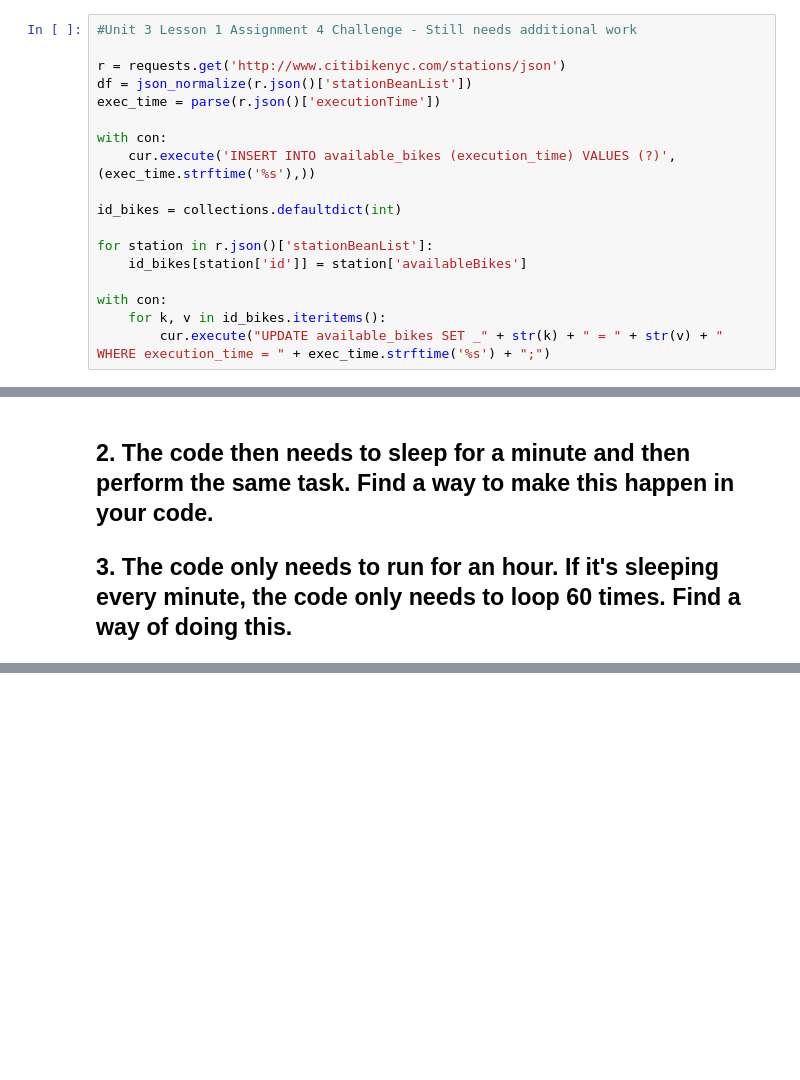
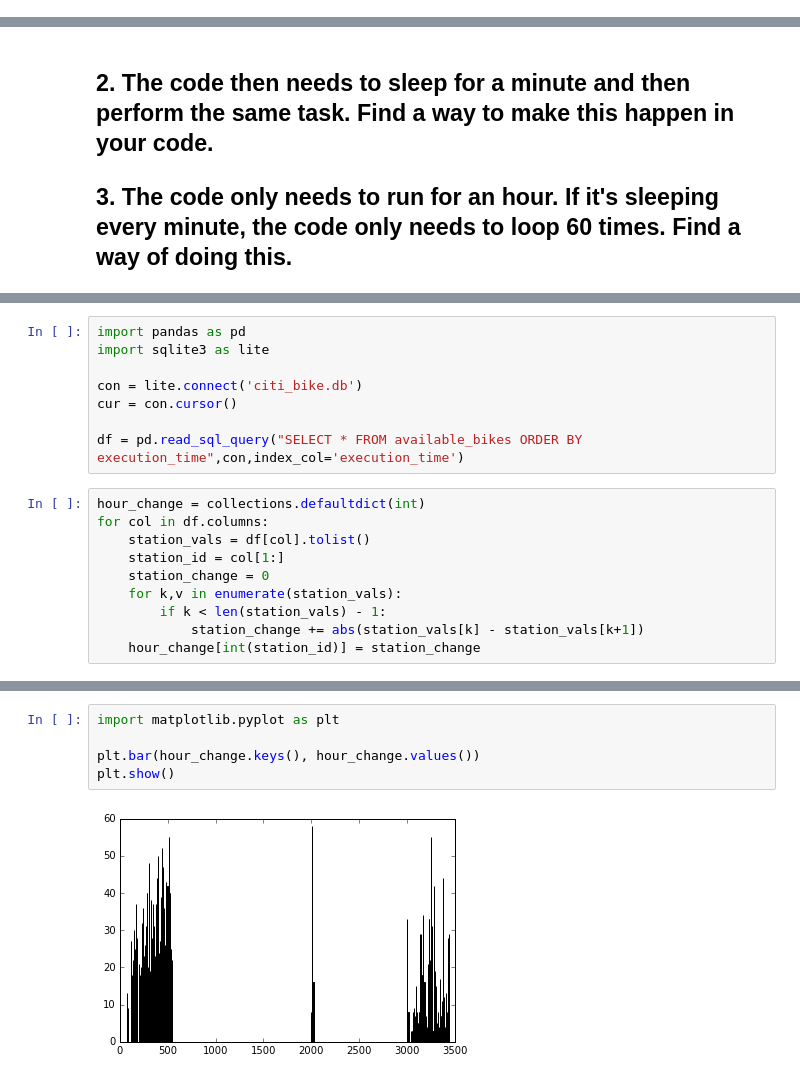
Before and after one commit to beccanock/Thinkful, a Jupyter notebook: citibike.py.ipynb, the cells around one changed output, grey strips where cells are left out. Cells and saved outputs as stored; diff of their text form; blank space fills up the shorter version.

Commit message:
Unit 3 Lesson 1 Project 5

```diff
--- a/citibike.py.ipynb
+++ b/citibike.py.ipynb
@@ -229,21 +229,3 @@ with con:
         cur.execute("UPDATE available_bikes SET _" + str(k) + " = " + str(v) + " WHERE execution_time = " + exec_time.strftime('%s') + ";")
 # %% [markdown]
 ## 1. Now that the tables have been created, create a script based on the code you've written so far that downloads the data, parses the result, and then uploads the data to the database.
-# %%
-#Unit 3 Lesson 1 Assignment 4 Challenge - Still needs additional work
-
-r = requests.get('http://www.citibikenyc.com/stations/json')
-df = json_normalize(r.json()['stationBeanList'])
-exec_time = parse(r.json()['executionTime'])
-
-with con:
-    cur.execute('INSERT INTO available_bikes (execution_time) VALUES (?)', (exec_time.strftime('%s'),))
-
-id_bikes = collections.defaultdict(int)
-
-for station in r.json()['stationBeanList']:
-    id_bikes[station['id']] = station['availableBikes']
-
-with con:
-    for k, v in id_bikes.iteritems():
-        cur.execute("UPDATE available_bikes SET _" + str(k) + " = " + str(v) + " WHERE execution_time = " + exec_time.strftime('%s') + ";")
@@ -254,0 +258,18 @@ OperationalError: no such column: _3437
+# %%
+import pandas as pd
+import sqlite3 as lite
+
+con = lite.connect('citi_bike.db')
+cur = con.cursor()
+
+df = pd.read_sql_query("SELECT * FROM available_bikes ORDER BY execution_time",con,index_col='execution_time')
+# %%
+hour_change = collections.defaultdict(int)
+for col in df.columns:
+    station_vals = df[col].tolist()
+    station_id = col[1:]
+    station_change = 0
+    for k,v in enumerate(station_vals):
+        if k < len(station_vals) - 1:
+            station_change += abs(station_vals[k] - station_vals[k+1])
+    hour_change[int(station_id)] = station_change
@@ -254,0 +296,7 @@ OperationalError: no such column: _3437
+# %%
+import matplotlib.pyplot as plt
+
+plt.bar(hour_change.keys(), hour_change.values())
+plt.show()
+# %% [output]
+[figure, added]
```
Also changed, not shown: parts of 20 cells of this notebook, 1 other file.
